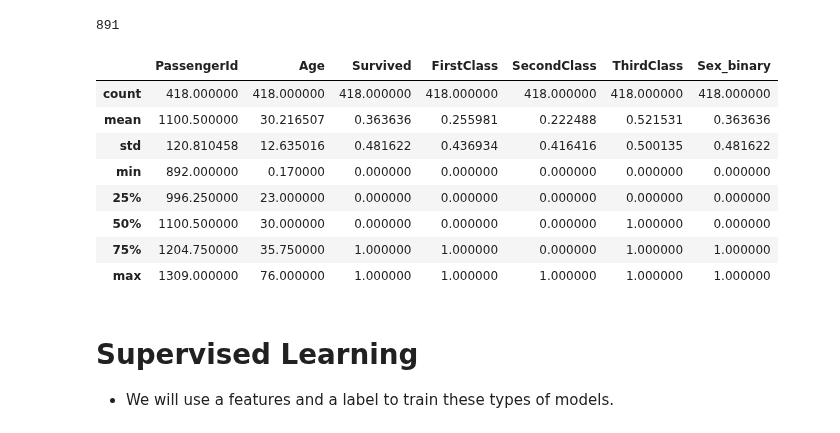
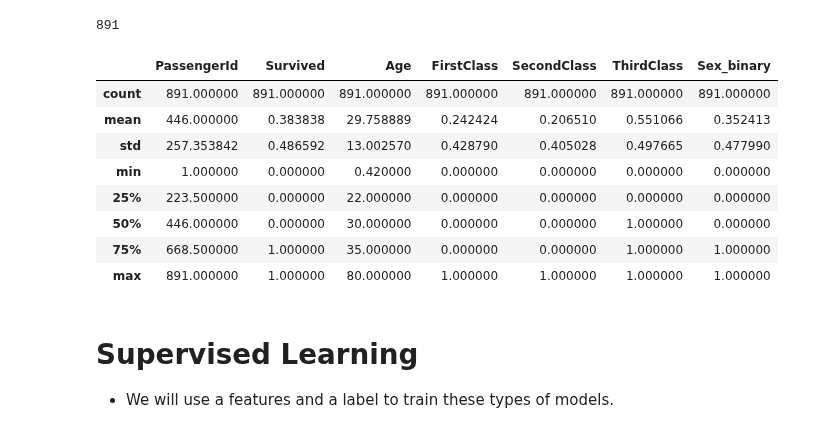
Before and after one commit to DomenickD/DataScience-IEX-USF, a Jupyter notebook: Titanic/titanic.ipynb, the cells around one changed output. Drawn from its saved outputs; the diff is of its cells as text; code cells hidden in the pictures.

```diff
--- a/Titanic/titanic.ipynb
+++ b/Titanic/titanic.ipynb
@@ -186,17 +201,17 @@ train["Age"].count() #now we have every row accounted for.
 # %% [output]
 891
 # %%
-test.describe()
+train.describe()
 # %% [output]
-|  | PassengerId | Age | Survived | FirstClass | SecondClass | ThirdClass | Sex_binary |
-| count | 418.000000 | 418.000000 | 418.000000 | 418.000000 | 418.000000 | 418.000000 | 418.000000 |
-| mean | 1100.500000 | 30.216507 | 0.363636 | 0.255981 | 0.222488 | 0.521531 | 0.363636 |
-| std | 120.810458 | 12.635016 | 0.481622 | 0.436934 | 0.416416 | 0.500135 | 0.481622 |
-| min | 892.000000 | 0.170000 | 0.000000 | 0.000000 | 0.000000 | 0.000000 | 0.000000 |
-| 25% | 996.250000 | 23.000000 | 0.000000 | 0.000000 | 0.000000 | 0.000000 | 0.000000 |
-| 50% | 1100.500000 | 30.000000 | 0.000000 | 0.000000 | 0.000000 | 1.000000 | 0.000000 |
-| 75% | 1204.750000 | 35.750000 | 1.000000 | 1.000000 | 0.000000 | 1.000000 | 1.000000 |
-| max | 1309.000000 | 76.000000 | 1.000000 | 1.000000 | 1.000000 | 1.000000 | 1.000000 |
+|  | PassengerId | Survived | Age | FirstClass | SecondClass | ThirdClass | Sex_binary |
+| count | 891.000000 | 891.000000 | 891.000000 | 891.000000 | 891.000000 | 891.000000 | 891.000000 |
+| mean | 446.000000 | 0.383838 | 29.758889 | 0.242424 | 0.206510 | 0.551066 | 0.352413 |
+| std | 257.353842 | 0.486592 | 13.002570 | 0.428790 | 0.405028 | 0.497665 | 0.477990 |
+| min | 1.000000 | 0.000000 | 0.420000 | 0.000000 | 0.000000 | 0.000000 | 0.000000 |
+| 25% | 223.500000 | 0.000000 | 22.000000 | 0.000000 | 0.000000 | 0.000000 | 0.000000 |
+| 50% | 446.000000 | 0.000000 | 30.000000 | 0.000000 | 0.000000 | 1.000000 | 0.000000 |
+| 75% | 668.500000 | 1.000000 | 35.000000 | 0.000000 | 0.000000 | 1.000000 | 1.000000 |
+| max | 891.000000 | 1.000000 | 80.000000 | 1.000000 | 1.000000 | 1.000000 | 1.000000 |
 # %% [markdown]
 # Supervised Learning
 
```
Also changed, not shown: parts of 4 cells of this notebook, 1 other file.
